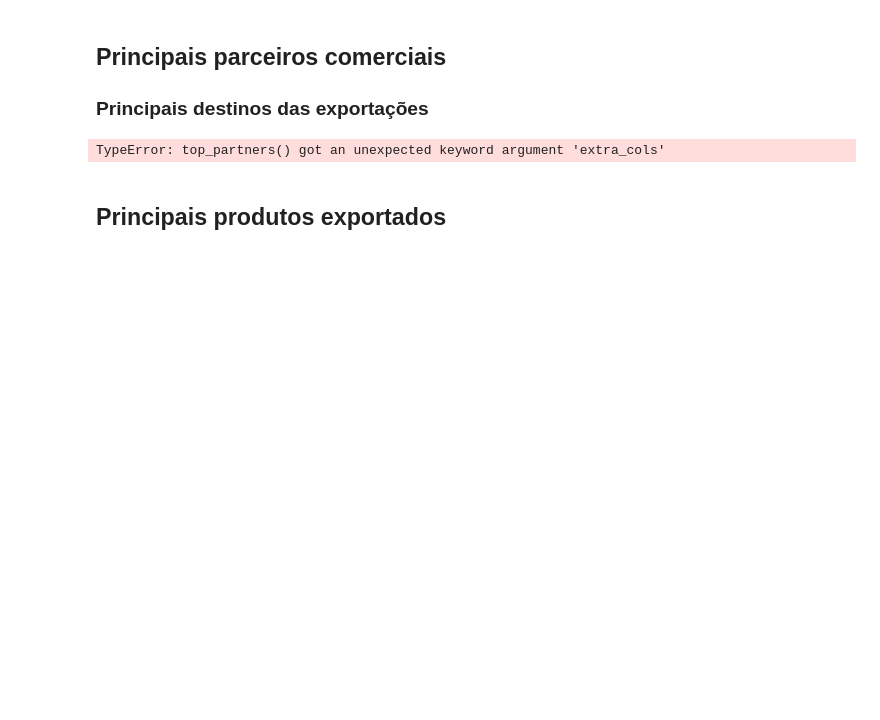
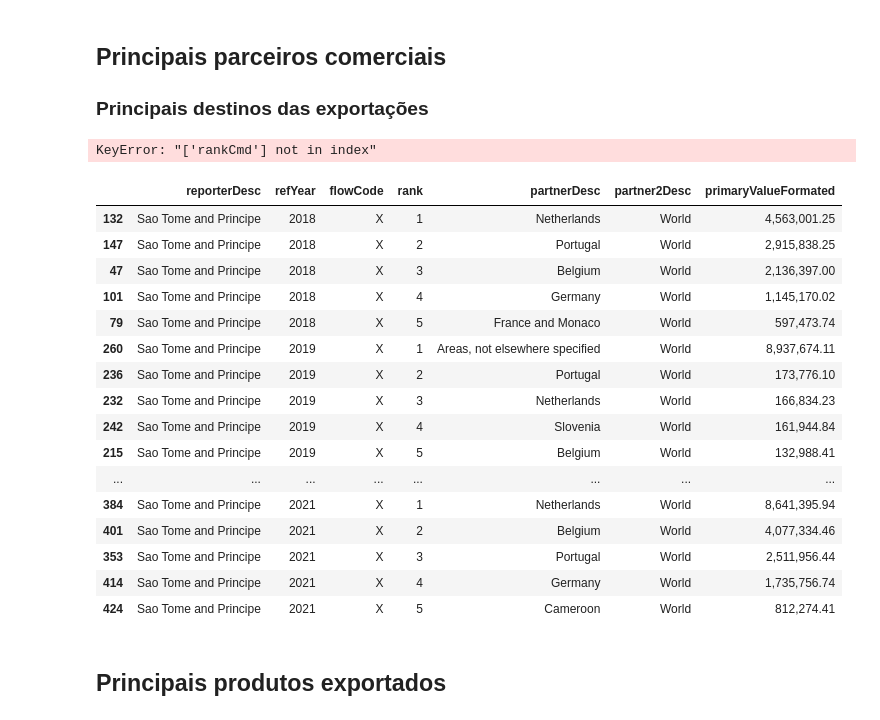
Before and after one commit to joaquimrcarvalho/cipf-comtrade, a Jupyter notebook: country_trade_profile.ipynb, the cells around one changed output. Saved outputs shown, nothing was run; the diff lists cells and outputs as text; code cells hidden in the pictures; blank space fills up the shorter version.

```diff
--- a/country_trade_profile.ipynb
+++ b/country_trade_profile.ipynb
@@ -88,12 +100,33 @@ import pandas as pd
 # show more lines
 pd.set_option('display.max_rows', 500)
 
-top_partners = comtrade.top_partners(country_of_interest,years_of_interest,flowCode='X',
-                                    global_stats=global_trade,extra_cols=['partner2Desc'],
-                                    rank_filter=5)
-top_partners.sort_values(by=['refYear','flowCode','rank'], ascending=[True,True,True]).style.format({'perc': '{:,.2%}'.format})
+top_partners, df = comtrade.top_partners(country_of_interest,years_of_interest,flowCode='X',
+                                    extra_cols=['partner2Desc'],
+                                    rank_filter=5, return_data=True)
+print(top_partners.columns)
 # %% [output]
-TypeError: top_partners() got an unexpected keyword argument 'extra_cols'
+KeyError: "['rankCmd'] not in index"
+# %%
+cols=['reporterDesc','refYear','flowCode','rank','partnerDesc','partner2Desc','primaryValueFormated']
+top_partners[cols].sort_values(by=['refYear','flowCode','rank'], ascending=[True,True,True]).style.format({'percent_partner': '{:,.2%}'.format})
+# %% [output]
+|  | reporterDesc | refYear | flowCode | rank | partnerDesc | partner2Desc | primaryValueFormated |
+| 132 | Sao Tome and Principe | 2018 | X | 1 | Netherlands | World | 4,563,001.25 |
+| 147 | Sao Tome and Principe | 2018 | X | 2 | Portugal | World | 2,915,838.25 |
+| 47 | Sao Tome and Principe | 2018 | X | 3 | Belgium | World | 2,136,397.00 |
+| 101 | Sao Tome and Principe | 2018 | X | 4 | Germany | World | 1,145,170.02 |
+| 79 | Sao Tome and Principe | 2018 | X | 5 | France and Monaco | World | 597,473.74 |
+| 260 | Sao Tome and Principe | 2019 | X | 1 | Areas, not elsewhere specified | World | 8,937,674.11 |
+| 236 | Sao Tome and Principe | 2019 | X | 2 | Portugal | World | 173,776.10 |
+| 232 | Sao Tome and Principe | 2019 | X | 3 | Netherlands | World | 166,834.23 |
+| 242 | Sao Tome and Principe | 2019 | X | 4 | Slovenia | World | 161,944.84 |
+| 215 | Sao Tome and Principe | 2019 | X | 5 | Belgium | World | 132,988.41 |
+| ... | ... | ... | ... | ... | ... | ... | ... |
+| 384 | Sao Tome and Principe | 2021 | X | 1 | Netherlands | World | 8,641,395.94 |
+| 401 | Sao Tome and Principe | 2021 | X | 2 | Belgium | World | 4,077,334.46 |
+| 353 | Sao Tome and Principe | 2021 | X | 3 | Portugal | World | 2,511,956.44 |
+| 414 | Sao Tome and Principe | 2021 | X | 4 | Germany | World | 1,735,756.74 |
+| 424 | Sao Tome and Principe | 2021 | X | 5 | Cameroon | World | 812,274.41 |
 # %% [markdown]
 ## Principais produtos exportados
 # %%
```
Also changed, not shown: parts of 8 cells of this notebook.
